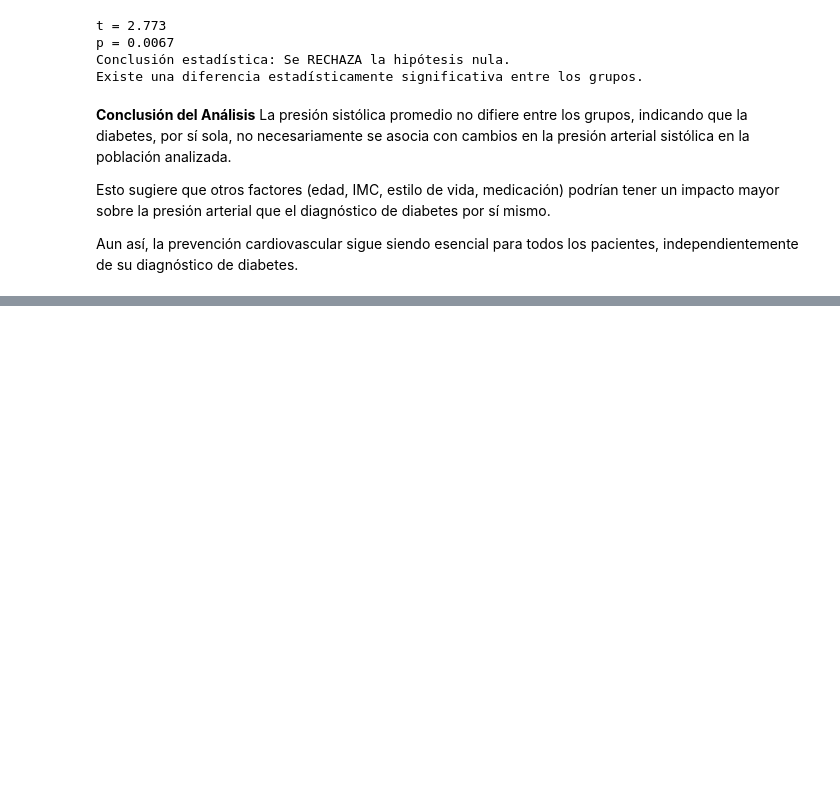
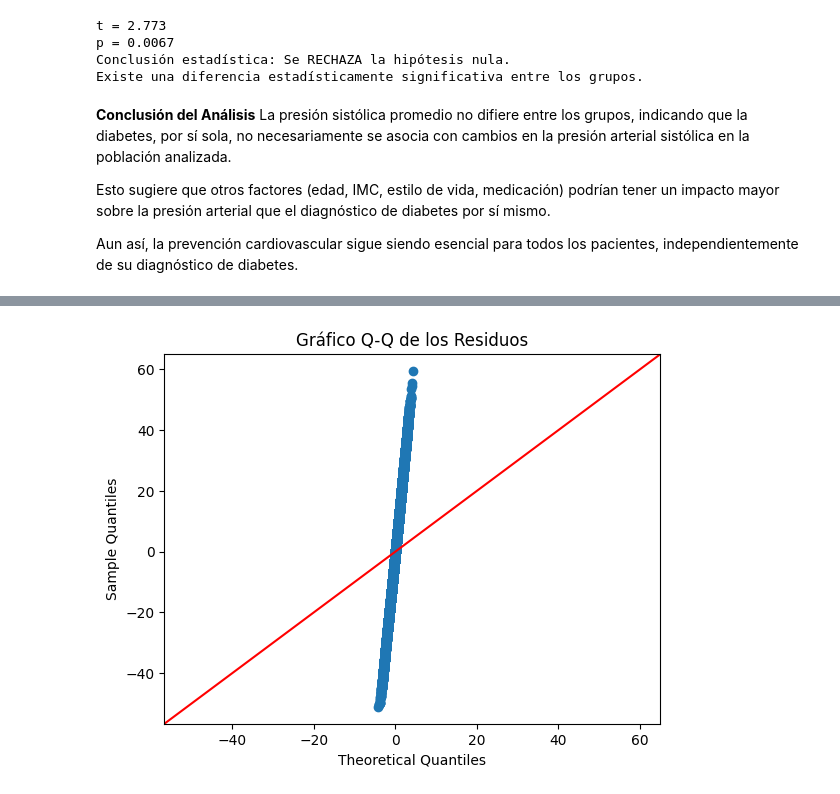
Before and after one commit to Bazan49/Statistical-Analysis-of-Diabetes-Indicators, a Jupyter notebook: Statistical_Analysis.ipynb, the cells around one changed output, grey strips where cells are left out. Cells and saved outputs as stored; diff of their text form; code cells hidden in the pictures; blank space fills up the shorter version.

```diff
--- a/Statistical_Analysis.ipynb
+++ b/Statistical_Analysis.ipynb
@@ -919,0 +1051,6 @@ Aun así, la prevención cardiovascular sigue siendo esencial para todos los pac
+# %%
+sm.qqplot(residuals, line='45')
+plt.title("Gráfico Q-Q de los Residuos")
+plt.show()
+# %% [output]
+[figure, added]
```
Also changed, not shown: parts of 27 cells of this notebook.
